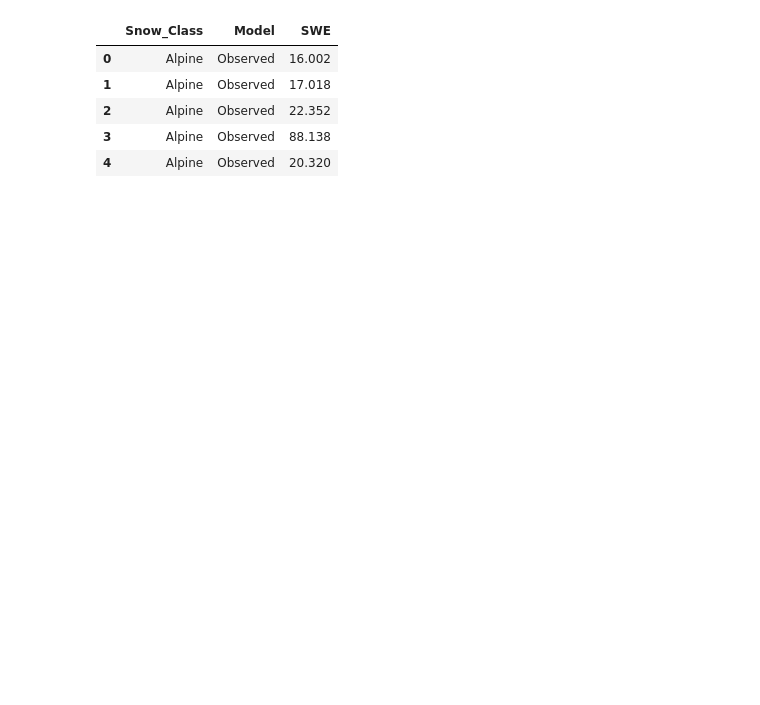
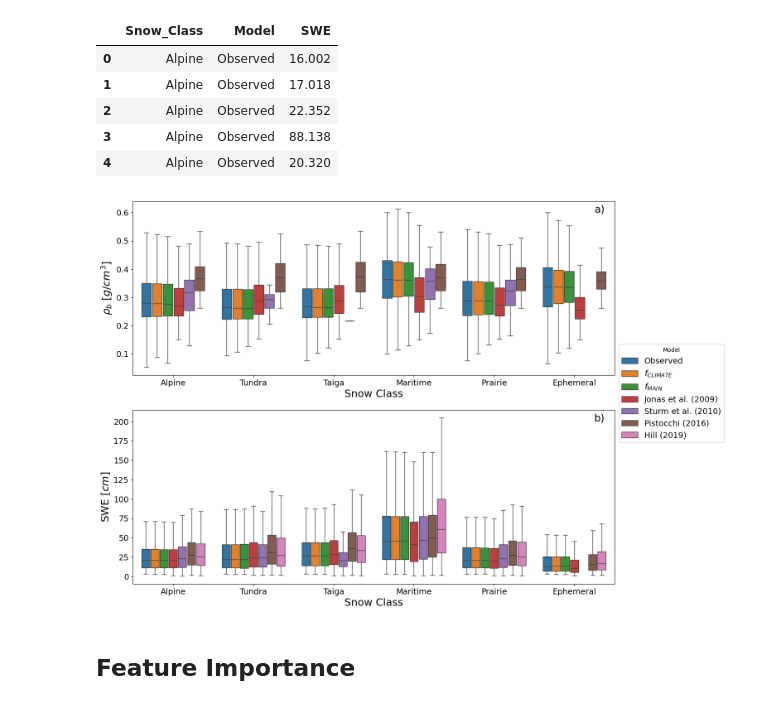
Before and after one commit to cryogars/density-models, a Jupyter notebook: experiments/06_model_evaluation_and_comparison.ipynb, the cells around one changed output. Cells and saved outputs as stored; diff of their text form; code cells hidden in the pictures; blank space fills up the shorter version.

```diff
--- a/experiments/06_model_evaluation_and_comparison.ipynb
+++ b/experiments/06_model_evaluation_and_comparison.ipynb
@@ -502,23 +501,27 @@ swe_for_boxplot.head()
 # %%
 fig, ax = plt.subplots(nrows=2, ncols=1, figsize=(15, 12))
 
 sns.boxplot(data=density_for_boxplot, x='Snow_Class', y='Density', hue='Model', ax=ax[0], fill=True, gap=.1, showfliers = False)
 ax[0].set_xlabel('Snow Class', fontsize=18)
 ax[0].set_ylabel(r'$\rho_b\ [g/cm^3]$', fontsize=18)
 ax[0].legend([], frameon=False)
 ax[0].tick_params(labelsize=14)
 # ax[0].set(ylim=(0.05, 0.60))
 ax[0].text(0.98, 0.98, 'a)', transform=ax[0].transAxes, fontsize=18, va='top', ha='right')
 
 
 sns.boxplot(data=swe_for_boxplot, x='Snow_Class', y='SWE', hue='Model', ax=ax[1], fill=True, gap=.1, showfliers = False)
 ax[1].set_xlabel('Snow Class', fontsize=18)
 ax[1].set_ylabel('SWE $[cm]$', fontsize=18)
-ax[1].legend(title='Model', fontsize=14, bbox_to_anchor=(1.05, 1.4))
+ax[1].legend(title='Model', fontsize=14, bbox_to_anchor=(1.0, 1.4))
 ax[1].tick_params(labelsize=14)
 # ax[1].set(ylim=(-5, 135))
 ax[1].text(0.98, 0.98, 'b)', transform=ax[1].transAxes, fontsize=18, va='top', ha='right')
 
 
 plt.savefig('../plots/figure9.jpg', dpi=300, bbox_inches='tight')
 plt.show()
+# %% [output]
+[figure, added]
+# %% [markdown]
+## Feature Importance
```
Also changed, not shown: parts of 24 cells of this notebook.
